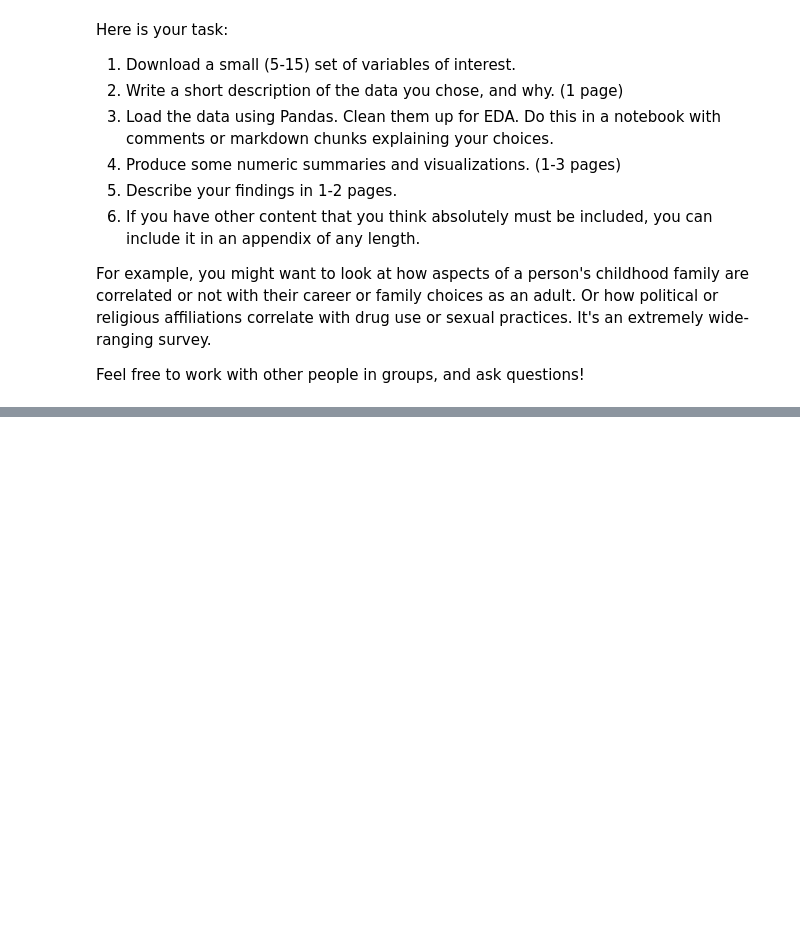
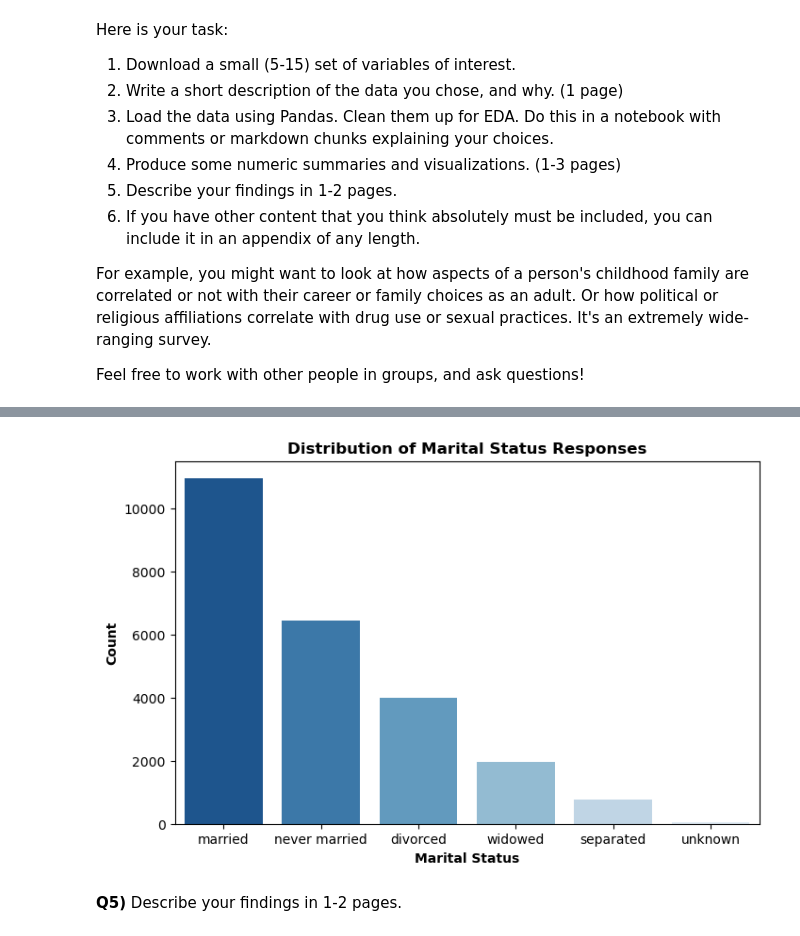
Before and after one commit to yuthimreddy/EDA_HW03, a Jupyter notebook: lab/gss.ipynb, the cells around one changed output, grey strips where cells are left out. Saved outputs shown, nothing was run; the diff lists cells and outputs as text; code cells hidden in the pictures; blank space fills up the shorter version.

```diff
--- a/lab/gss.ipynb
+++ b/lab/gss.ipynb
@@ -22,0 +103,22 @@ Feel free to work with other people in groups, and ask questions!
+# %%
+# DROPPING ABIMP COL (how important abortion is) col:
+#   since majority of values are missing (96% are missing). Too many missing
+#   values, can not impute or use median as estimator for that many
+#   missing values.
+# df.drop(columns=['abimp'], inplace=True)
+df_vars.head()
+
+# FIXING CHILDS: can't have part of a child, so converting from float data type
+#   to an integer. Also assuming that missing values are indicative of no children (0)
+df_vars['childs'] = df['childs'].fillna(0).astype(int)
+
+# FILLING NAN CATEGORICAL: replacing NaN values with string 'unknown' like shark dataframe.
+
+categorical_columns = ['abhlth', 'abrape', 'conmedic', 'marital']
+
+df[categorical_columns] = df[categorical_columns].astype(str)
+df[categorical_columns] = df[categorical_columns].replace('nan', 'unknown')  # Handle actual 'nan' strings
+df[categorical_columns] = df[categorical_columns].fillna('unknown')
+
+# SAVE: saving cleaned dataset as its own separate copy:
+df_vars.to_csv('cleaned_selected_gss_data.csv')
@@ -22,0 +189,16 @@ Feel free to work with other people in groups, and ask questions!
+# %%
+# counting the sum of each marital status answer(response):
+marital_counts = df['marital'].value_counts()
+
+# plotting a bar chart
+plt.figure(figsize=(8,5))
+sns.barplot(x=marital_counts.index, y=marital_counts.values, palette="Blues_r")
+plt.xlabel("Marital Status", weight = 'bold')
+plt.ylabel("Count", weight = 'bold')
+plt.title("Distribution of Marital Status Responses", weight = 'bold')
+
+plt.show()
+# %% [output]
+[figure, added]
+# %% [markdown]
+**Q5)** Describe your findings in 1-2 pages.
```
Also changed, not shown: parts of 10 cells of this notebook, 10 other files.
